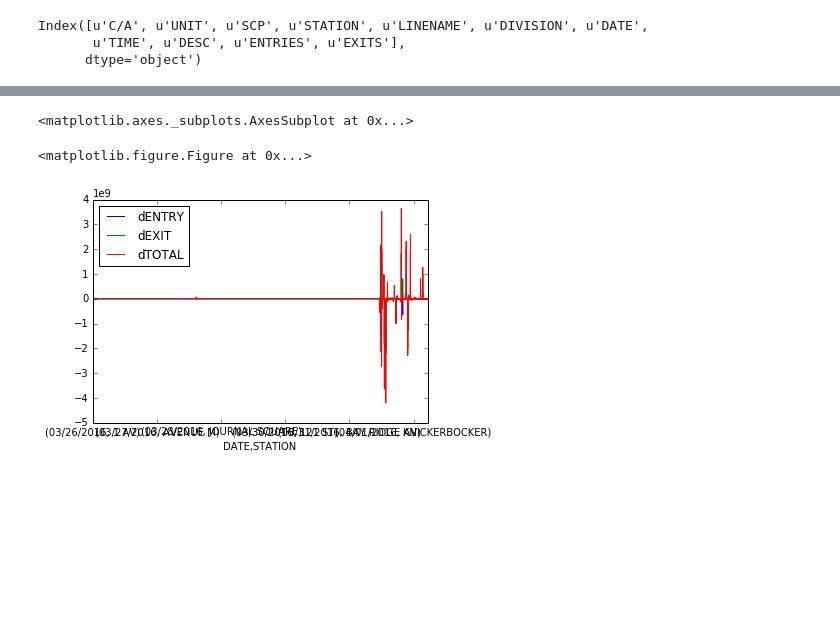
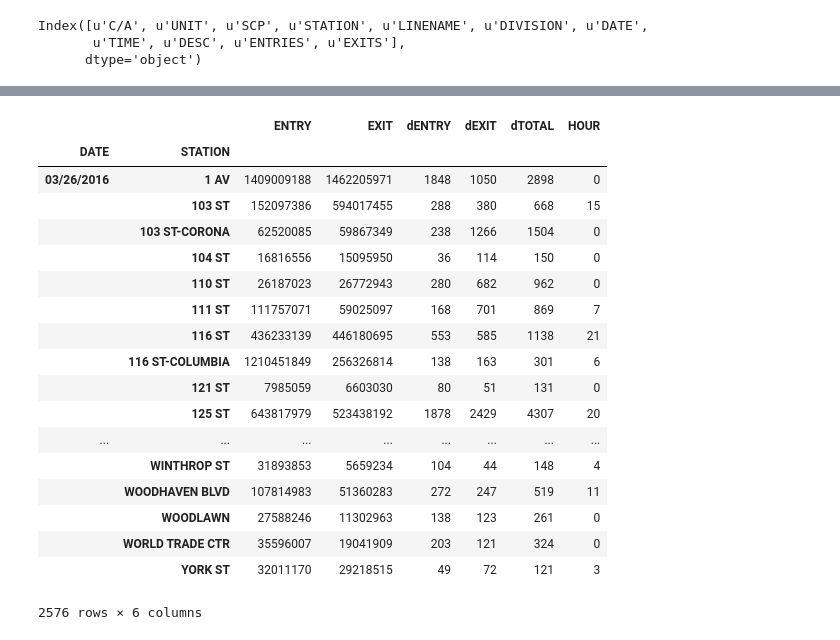
Before and after one commit to jgondin/benson_team_awesome, a Jupyter notebook: benson_project_anny.ipynb, the cells around one changed output, grey strips where cells are left out. Cells and saved outputs as stored; diff of their text form; code cells hidden in the pictures; blank space fills up the shorter version.

```diff
--- a/benson_project_anny.ipynb
+++ b/benson_project_anny.ipynb
@@ -218,7 +146,0 @@ datasum
-# %%
-plt.figure(figsize=(10,3))
-datasum.plot()
-# %% [output]
-<matplotlib.axes._subplots.AxesSubplot at 0x...>
-<matplotlib.figure.Figure at 0x...>
-[figure, removed]
@@ -228,0 +147,22 @@ data
+# %%
+data_grouped
+# %% [output]
+|  |  | ENTRY | EXIT | dENTRY | dEXIT | dTOTAL | HOUR |
+| DATE | STATION |  |  |  |  |  |  |
+| 03/26/2016 | 1 AV | 1409009188 | 1462205971 | 1848 | 1050 | 2898 | 0 |
+|  | 103 ST | 152097386 | 594017455 | 288 | 380 | 668 | 15 |
+|  | 103 ST-CORONA | 62520085 | 59867349 | 238 | 1266 | 1504 | 0 |
+|  | 104 ST | 16816556 | 15095950 | 36 | 114 | 150 | 0 |
+|  | 110 ST | 26187023 | 26772943 | 280 | 682 | 962 | 0 |
+|  | 111 ST | 111757071 | 59025097 | 168 | 701 | 869 | 7 |
+|  | 116 ST | 436233139 | 446180695 | 553 | 585 | 1138 | 21 |
+|  | 116 ST-COLUMBIA | 1210451849 | 256326814 | 138 | 163 | 301 | 6 |
+|  | 121 ST | 7985059 | 6603030 | 80 | 51 | 131 | 0 |
+|  | 125 ST | 643817979 | 523438192 | 1878 | 2429 | 4307 | 20 |
+| ... | ... | ... | ... | ... | ... | ... | ... |
+|  | WINTHROP ST | 31893853 | 5659234 | 104 | 44 | 148 | 4 |
+|  | WOODHAVEN BLVD | 107814983 | 51360283 | 272 | 247 | 519 | 11 |
+|  | WOODLAWN | 27588246 | 11302963 | 138 | 123 | 261 | 0 |
+|  | WORLD TRADE CTR | 35596007 | 19041909 | 203 | 121 | 324 | 0 |
+|  | YORK ST | 32011170 | 29218515 | 49 | 72 | 121 | 3 |
+2576 rows × 6 columns
```
Also changed, not shown: parts of 15 cells of this notebook.
